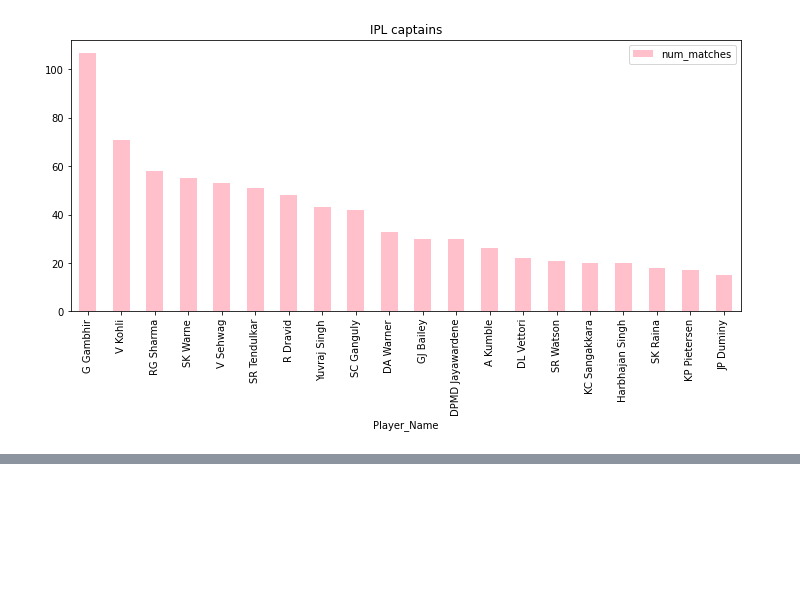
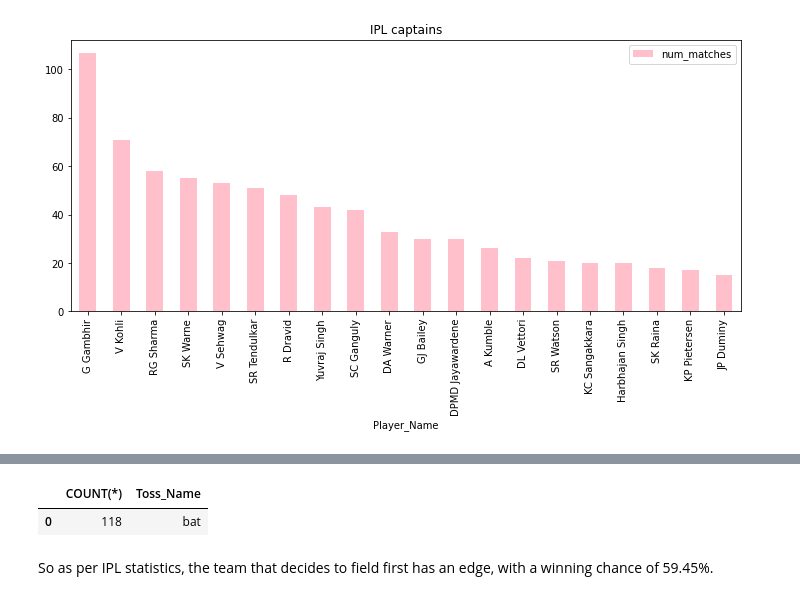
Before and after one commit to crypticrk/IPL-Data-Analysis, a Jupyter notebook: IPL Data Analysis.ipynb, the cells around one changed output, grey strips where cells are left out. Saved outputs shown, nothing was run; the diff lists cells and outputs as text; code cells hidden in the pictures; blank space fills up the shorter version.

```diff
--- a/IPL Data Analysis.ipynb
+++ b/IPL Data Analysis.ipynb
@@ -720,0 +748,13 @@ match_capt.plot(kind = 'bar', x = 'Player_Name', y = 'num_matches',
+# %%
+pd.read_sql("""SELECT COUNT(*), Toss_Name
+               FROM Match
+               INNER JOIN Toss_Decision
+               ON Match.Toss_Decide = Toss_Decision.Toss_Id
+
+               WHERE Toss_Winner = Match_Winner
+               AND Toss_Decide = 2;""", conn)
+# %% [output]
+|  | COUNT(*) | Toss_Name |
+| 0 | 118 | bat |
+# %% [markdown]
+So as per IPL statistics, the team that decides to field first has an edge, with a winning chance of 59.45%.
```
Also changed, not shown: parts of 5 cells of this notebook.
